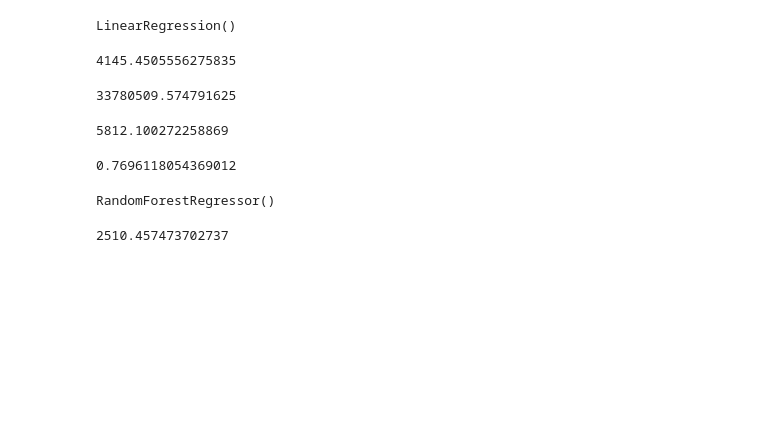
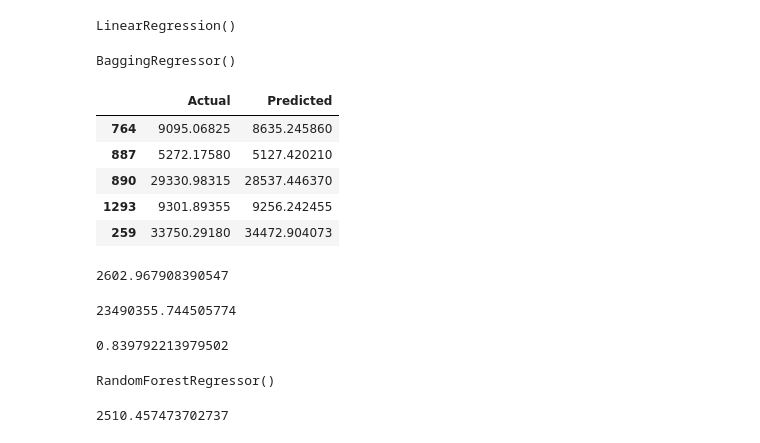
Before and after one commit to marksindustries/ai_ml_projects, a Jupyter notebook: project_1/notebooks/regressor.ipynb, the cells around one changed output. Cells and saved outputs as stored; diff of their text form; code cells hidden in the pictures; blank space fills up the shorter version.

```diff
--- a/project_1/notebooks/regressor.ipynb
+++ b/project_1/notebooks/regressor.ipynb
@@ -40,10 +40,27 @@ lr = LinearRegression()
 lr.fit(x_train,y_train)
 # %% [output]
 LinearRegression()
+# %%
+from sklearn.ensemble import GradientBoostingRegressor, RandomForestRegressor, AdaBoostRegressor, BaggingRegressor
+
+model = BaggingRegressor()
+
+model.fit(x_train,y_train)
+# %% [output]
+BaggingRegressor()
 # %%
-y_pred_lr = lr.predict(x_test)
+y_pred_lr = model.predict(x_test)
 # %%
 df_comparison = pd.DataFrame({'Actual': y_test, 'Predicted': y_pred_lr})
+# %%
+df_comparison.head()
+# %% [output]
+|  | Actual | Predicted |
+| 764 | 9095.06825 | 8635.245860 |
+| 887 | 5272.17580 | 5127.420210 |
+| 890 | 29330.98315 | 28537.446370 |
+| 1293 | 9301.89355 | 9256.242455 |
+| 259 | 33750.29180 | 34472.904073 |
 # %%
 from sklearn.metrics import mean_absolute_error, mean_squared_error, r2_score
 
@@ -53,19 +70,17 @@ r2 = r2_score(y_test, y_pred_lr)
 # %%
 mae
 # %% [output]
-4145.4505556275835
+2602.967908390547
 # %%
 mse
 # %% [output]
-33780509.574791625
+23490355.744505774
 # %%
 rmse = np.sqrt(mse)
-# %% [output]
-5812.100272258869
 # %%
 r2
 # %% [output]
-0.7696118054369012
+0.839792213979502
 # %%
 from sklearn.ensemble import RandomForestRegressor
 
```
Also changed, not shown: parts of 5 cells of this notebook, 3 other files.
